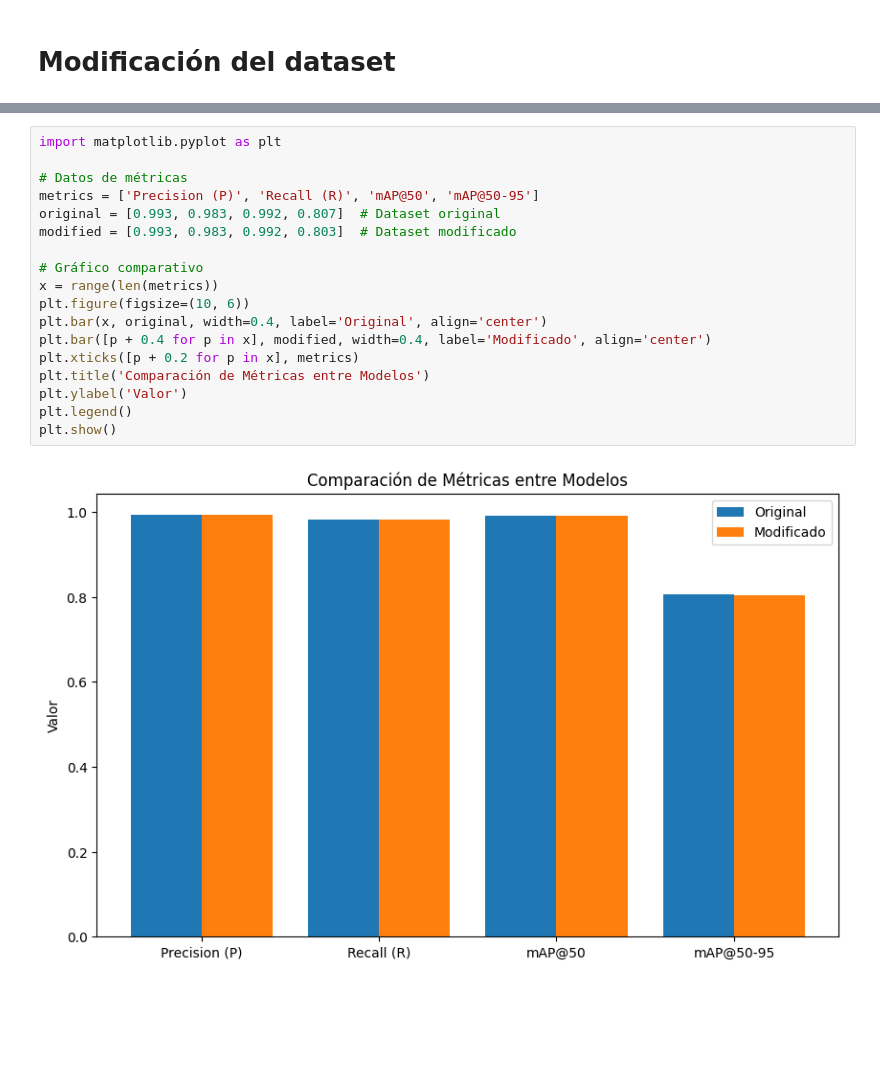
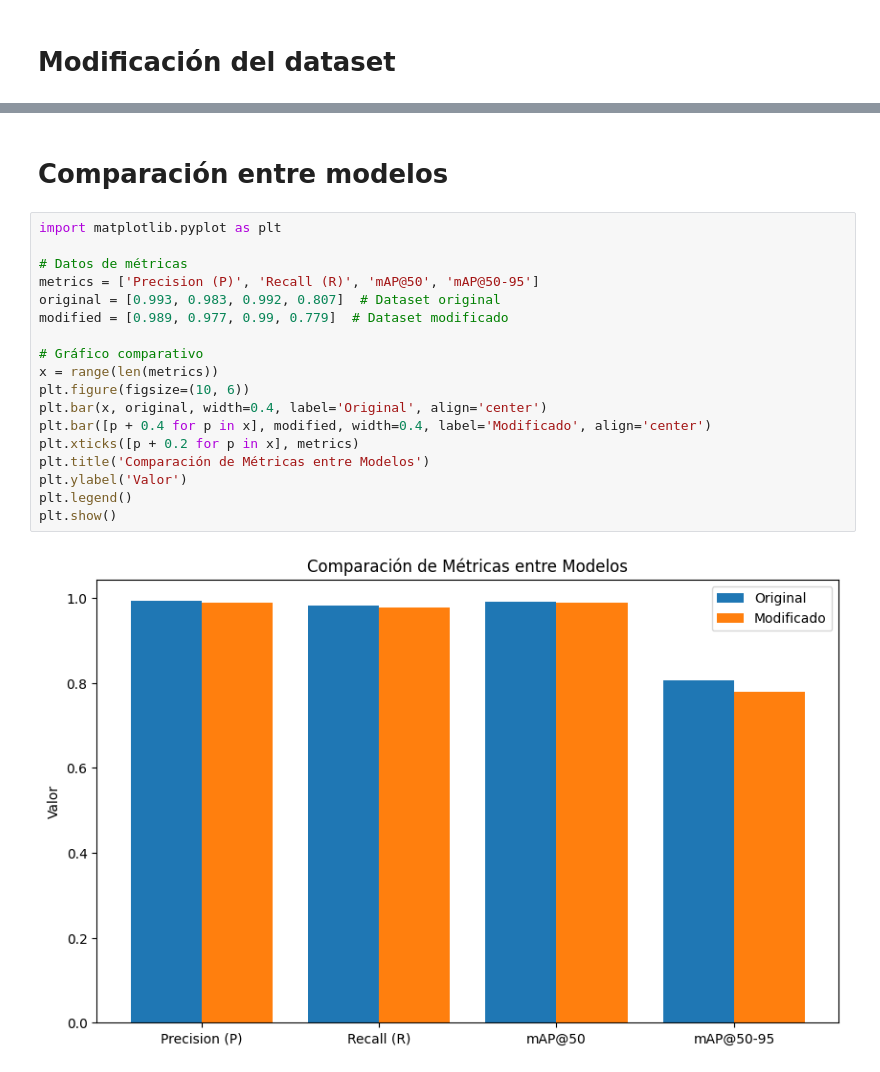
Before and after one commit to yahelrl19/ParkingLotProject, a Jupyter notebook: ParkingLotProject.ipynb, the cells around one changed output, grey strips where cells are left out. Drawn from its saved outputs; the diff is of its cells as text; blank space fills up the shorter version.

Commit message:
Modificación del modelo con dataset modificado

```diff
--- a/ParkingLotProject.ipynb
+++ b/ParkingLotProject.ipynb
@@ -511,20 +548,22 @@ Results saved to runs/val/exp2
+# %% [markdown]
+# Comparación entre modelos
 # %%
 import matplotlib.pyplot as plt
 
 # Datos de métricas
 metrics = ['Precision (P)', 'Recall (R)', 'mAP@50', 'mAP@50-95']
 original = [0.993, 0.983, 0.992, 0.807]  # Dataset original
-modified = [0.993, 0.983, 0.992, 0.803]  # Dataset modificado
+modified = [0.989, 0.977, 0.99, 0.779]  # Dataset modificado
 
 # Gráfico comparativo
 x = range(len(metrics))
 plt.figure(figsize=(10, 6))
 plt.bar(x, original, width=0.4, label='Original', align='center')
 plt.bar([p + 0.4 for p in x], modified, width=0.4, label='Modificado', align='center')
 plt.xticks([p + 0.2 for p in x], metrics)
 plt.title('Comparación de Métricas entre Modelos')
 plt.ylabel('Valor')
 plt.legend()
 plt.show()
 # %% [output]
-[figure, old version]
+[figure, new version]
```
Also changed, not shown: parts of 14 cells of this notebook.
